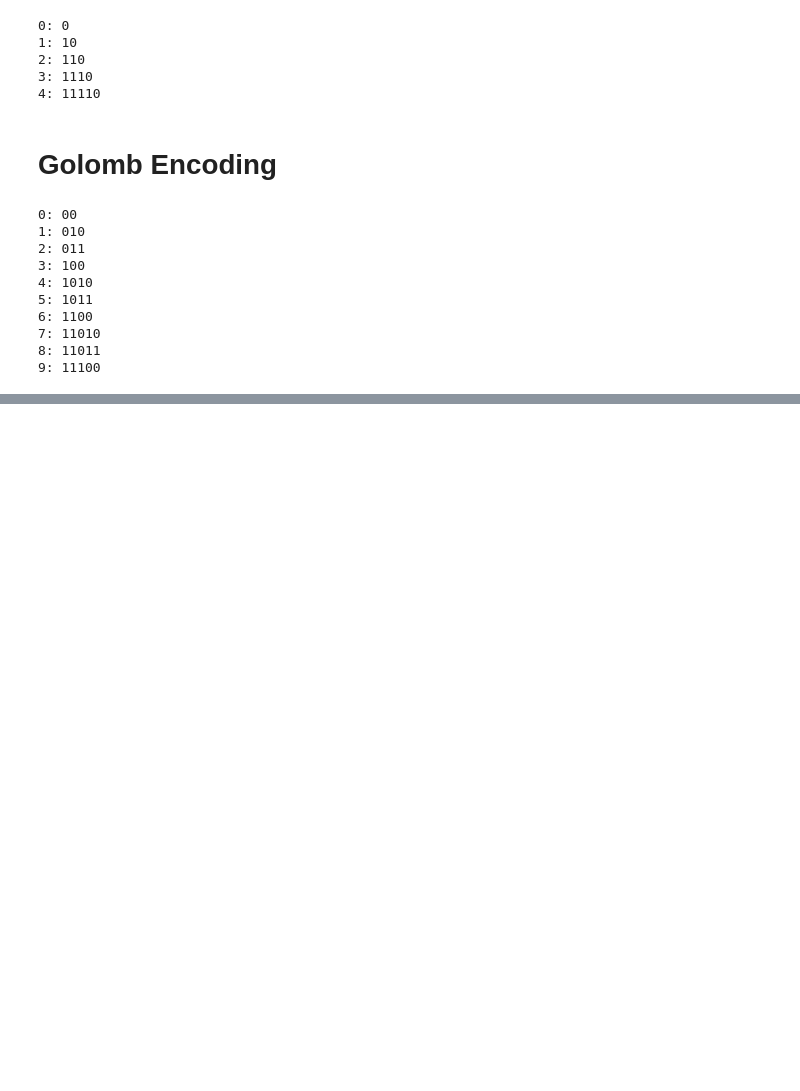
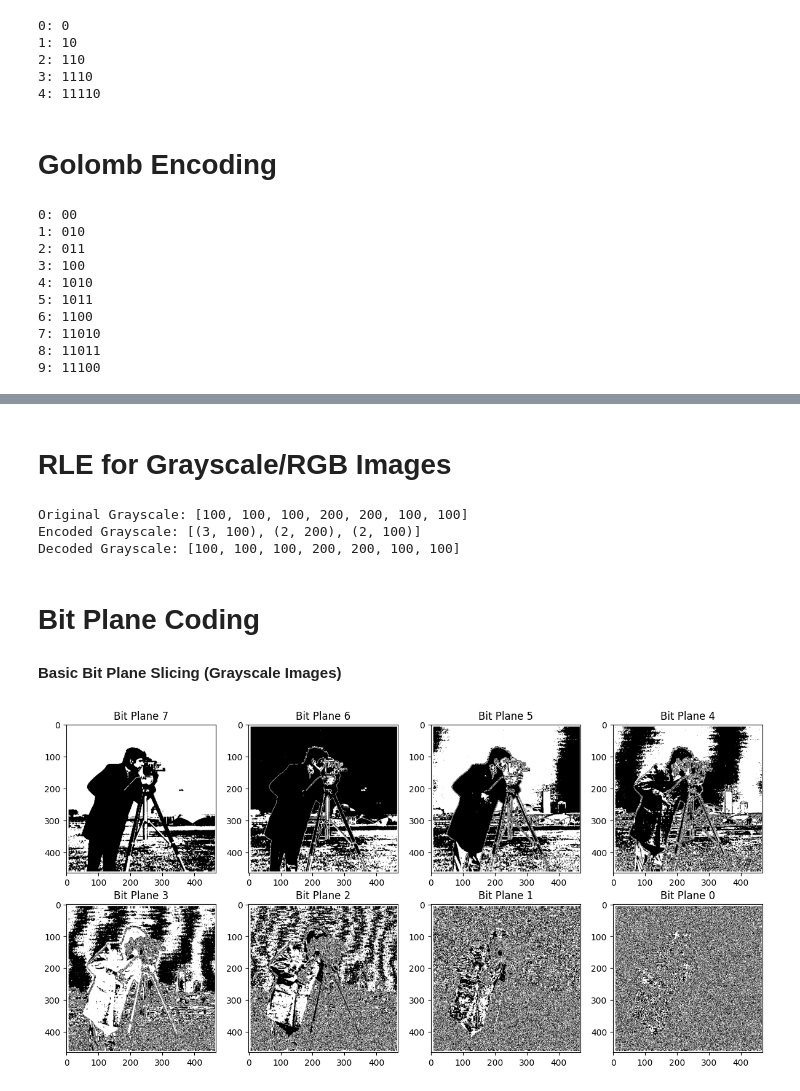
Before and after one commit to arif-du/Digital-Image-Processing, a Jupyter notebook: 12_Compression.ipynb, the cells around one changed output, grey strips where cells are left out. Drawn from its saved outputs; the diff is of its cells as text; code cells hidden in the pictures; blank space fills up the shorter version.

```diff
--- a/12_Compression.ipynb
+++ b/12_Compression.ipynb
@@ -346,0 +602,70 @@ for n in range(10):
+# %% [markdown]
+# **RLE for Grayscale/RGB Images**
+# %%
+def rle_encode_pixels(pixels):
+    """Encode grayscale/RGB pixels."""
+    encoded = []
+    current = pixels[0]
+    count = 1
+    for pixel in pixels[1:]:
+        if pixel == current:
+            count += 1
+        else:
+            encoded.append((count, current))
+            current = pixel
+            count = 1
+    encoded.append((count, current))
+    return encoded
+
+def rle_decode_pixels(encoded):
+    """Decode grayscale/RGB RLE data."""
+    decoded = []
+    for count, pixel in encoded:
+        decoded.extend([pixel] * count)
+    return decoded
+
+# Example Usage (Grayscale Image)
+grayscale_pixels = [100, 100, 100, 200, 200, 100, 100]
+print("\nOriginal Grayscale:", grayscale_pixels)
+encoded_grayscale = rle_encode_pixels(grayscale_pixels)
+print("Encoded Grayscale:", encoded_grayscale)  # Output: [(3, 100), (2, 200), (2, 100)]
+decoded_grayscale = rle_decode_pixels(encoded_grayscale)
+print("Decoded Grayscale:", decoded_grayscale)
+assert decoded_grayscale == grayscale_pixels, "Decoding failed!"
+# %% [output]
+Original Grayscale: [100, 100, 100, 200, 200, 100, 100]
+Encoded Grayscale: [(3, 100), (2, 200), (2, 100)]
+Decoded Grayscale: [100, 100, 100, 200, 200, 100, 100]
+# %% [markdown]
+# **Bit Plane Coding**
+# %% [markdown]
+**Basic Bit Plane Slicing (Grayscale Images)**
+# %%
+import numpy as np
+import cv2
+import matplotlib.pyplot as plt
+
+def bit_plane_slice(img):
+    """Extract all 8 bit planes from a grayscale image"""
+    planes = []
+    for i in range(8):
+        plane = (img >> i) & 1  # Extract ith bit
+        planes.append(plane)
+    return planes
+
+# Load image
+img = cv2.imread('thr.png', cv2.IMREAD_GRAYSCALE)
+
+# Get bit planes
+bit_planes = bit_plane_slice(img)
+
+# Display planes
+plt.figure(figsize=(12, 6))
+for i, plane in enumerate(bit_planes[::-1]):  # Show MSB first
+    plt.subplot(2, 4, i+1)
+    plt.imshow(plane * 255, cmap='gray')
+    plt.title(f'Bit Plane {7-i}')
+plt.tight_layout()
+plt.show()
+# %% [output]
+[figure, added]
```
Also changed, not shown: parts of 11 cells of this notebook.
